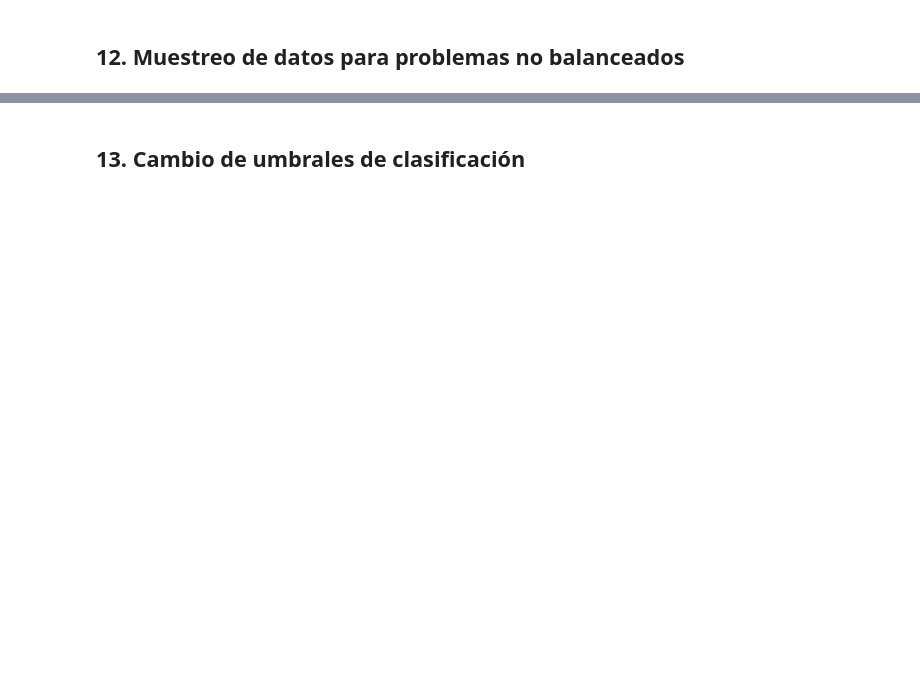
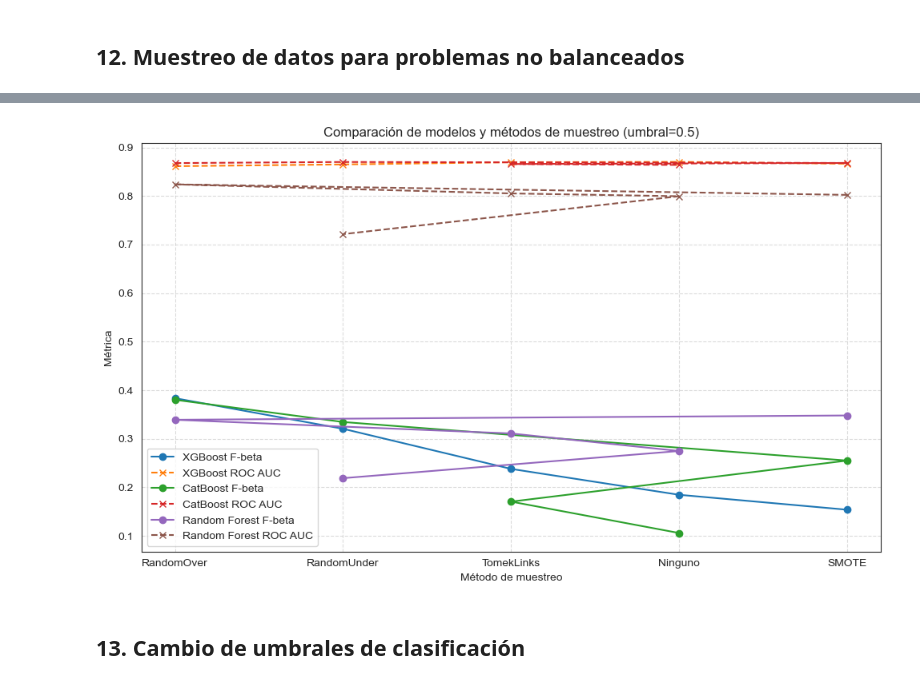
Before and after one commit to martinsoteIo/Predicting_Startup_Acquisitions, a Jupyter notebook: startup_investments_project/startup_investments_classification.ipynb, the cells around one changed output, grey strips where cells are left out. Cells and saved outputs as stored; diff of their text form; code cells hidden in the pictures; blank space fills up the shorter version.

```diff
--- a/startup_investments_project/startup_investments_classification.ipynb
+++ b/startup_investments_project/startup_investments_classification.ipynb
@@ -2848,0 +3018,99 @@ plt.show()
+# %%
+# 1) División de datos
+X_train, X_val, y_train, y_val = train_test_split(
+    X, y, stratify=y, test_size=0.3, random_state=42
+)
+
+# 2) Modelos
+models = {
+    'Random Forest': RandomForestClassifier(
+        class_weight='balanced', random_state=42,
+        criterion='gini', max_depth=7, max_features='log2',
+        min_samples_leaf=3, n_estimators=87
+    ),
+    'XGBoost': XGBClassifier(
+        objective='binary:logistic', verbosity=0, random_state=42,
+        colsample_bytree=0.9186, learning_rate=0.0525,
+        max_depth=8, min_child_weight=5, subsample=0.6624,
+        n_estimators=120, use_label_encoder=False
+    ),
+    'CatBoost': CatBoostClassifier(
+        od_type='Iter', bootstrap_type='Bernoulli', od_wait=50,
+        random_state=42, depth=4, iterations=664,
+        l2_leaf_reg=2.3089, learning_rate=0.0709,
+        subsample=0.8733, colsample_bylevel=0.6312,
+        verbose=False
+    )
+}
+
+# 3) Métodos de muestreo
+samplers = {
+    'Ninguno': None,
+    'SMOTE': SMOTE(random_state=42),
+    'RandomOver': RandomOverSampler(random_state=42),
+    'RandomUnder': RandomUnderSampler(random_state=42),
+    'TomekLinks': TomekLinks(sampling_strategy='auto')
+}
+
+# 4) DataFrame para resultados
+results = pd.DataFrame(columns=[
+    'model', 'sampler', 'fbeta_score', 'roc_auc', 'execution_time'
+])
+
+# 5) Bucle de evaluación
+for sampler_name, sampler in samplers.items():
+    for model_name, clf in models.items():
+        print(f"\nEvaluando {model_name} + {sampler_name}")
+
+        preprocessor = ColumnTransformer([
+            ('num', best_imputer, num_cols),
+            ('cat', best_encoder, cat_cols)
+        ])
+
+        steps = [('preprocessor', preprocessor)]
+        if sampler is not None:
+            steps.append(('sampler', sampler))
+        steps.append(('clf', clf))
+
+        pipeline = ImbPipeline(steps)
+
+        start = time()
+        score = evaluar_pipeline(X_train, y_train, X_val, y_val, pipeline)
+        elapsed = time() - start
+
+        # Añadir fila
+        new_row = pd.DataFrame([{
+            'model': model_name,
+            'sampler': sampler_name,
+            'fbeta_score': score['fbeta_score'],
+            'roc_auc': score['roc_auc'],
+            'execution_time': elapsed
+        }])
+        results = pd.concat([results, new_row], ignore_index=True)
+
+        print(f"  F-beta: {score['fbeta_score']:.4f} | "
+              f"ROC AUC: {score['roc_auc']:.4f} | "
+              f"Tiempo: {elapsed:.2f}s")
+
+# 6) Ordenar y mostrar resultados
+results = results.sort_values('fbeta_score', ascending=False).reset_index(drop=True)
+print("\n--- Resultados finales (umbral=0.5) ---")
+print(results)
+
+# 7) Visualización conjunta
+plt.figure(figsize=(10, 6))
+for model_name in results['model'].unique():
+    subset = results[results['model'] == model_name]
+    plt.plot(subset['sampler'], subset['fbeta_score'],
+             marker='o', label=f'{model_name} F-beta')
+    plt.plot(subset['sampler'], subset['roc_auc'],
+             marker='x', linestyle='--', label=f'{model_name} ROC AUC')
+
+plt.xlabel('Método de muestreo')
+plt.ylabel('Métrica')
+plt.title('Comparación de modelos y métodos de muestreo (umbral=0.5)')
+plt.legend()
+plt.grid(True, linestyle='--', alpha=0.7)
+plt.tight_layout()
+plt.show()
+# %% [output]
@@ -2849,2 +3134,3 @@ plt.show()
+[figure, added]
 # %% [markdown]
 ## 13. Cambio de umbrales de clasificación
```
Also changed, not shown: parts of 40 cells of this notebook, 7 other files.
